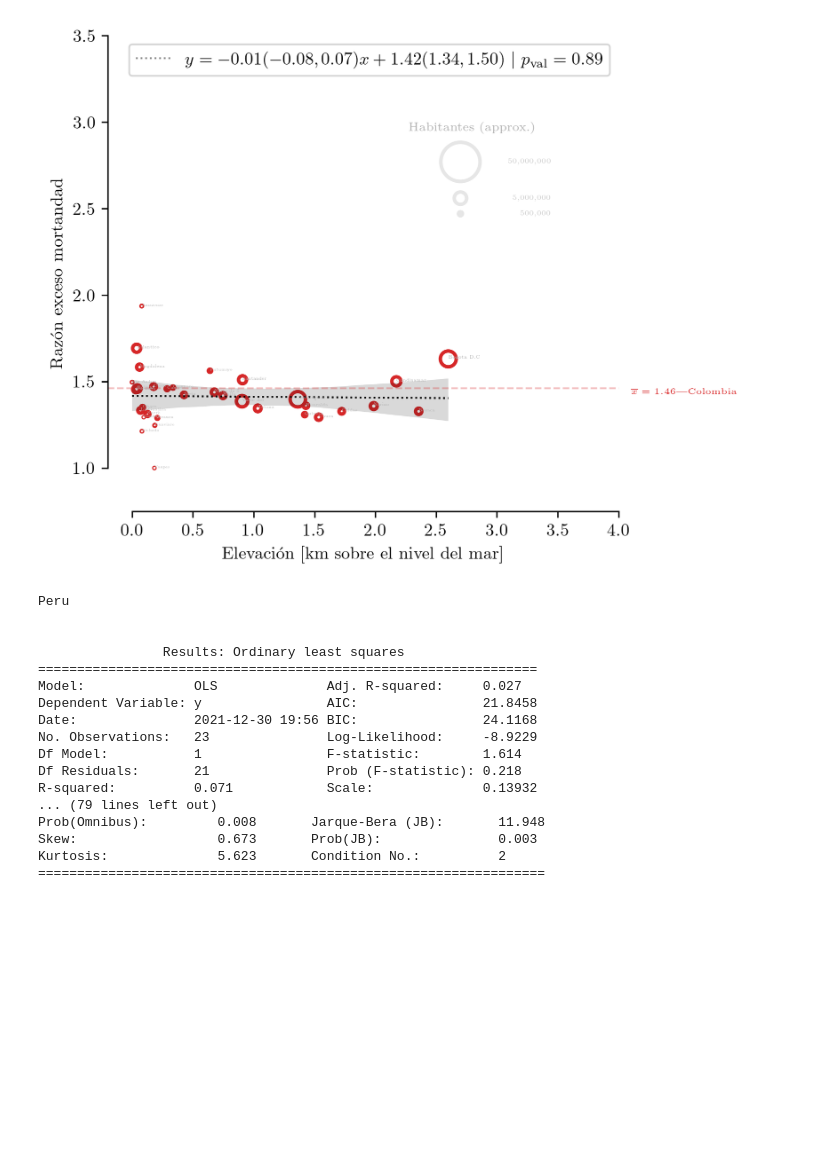
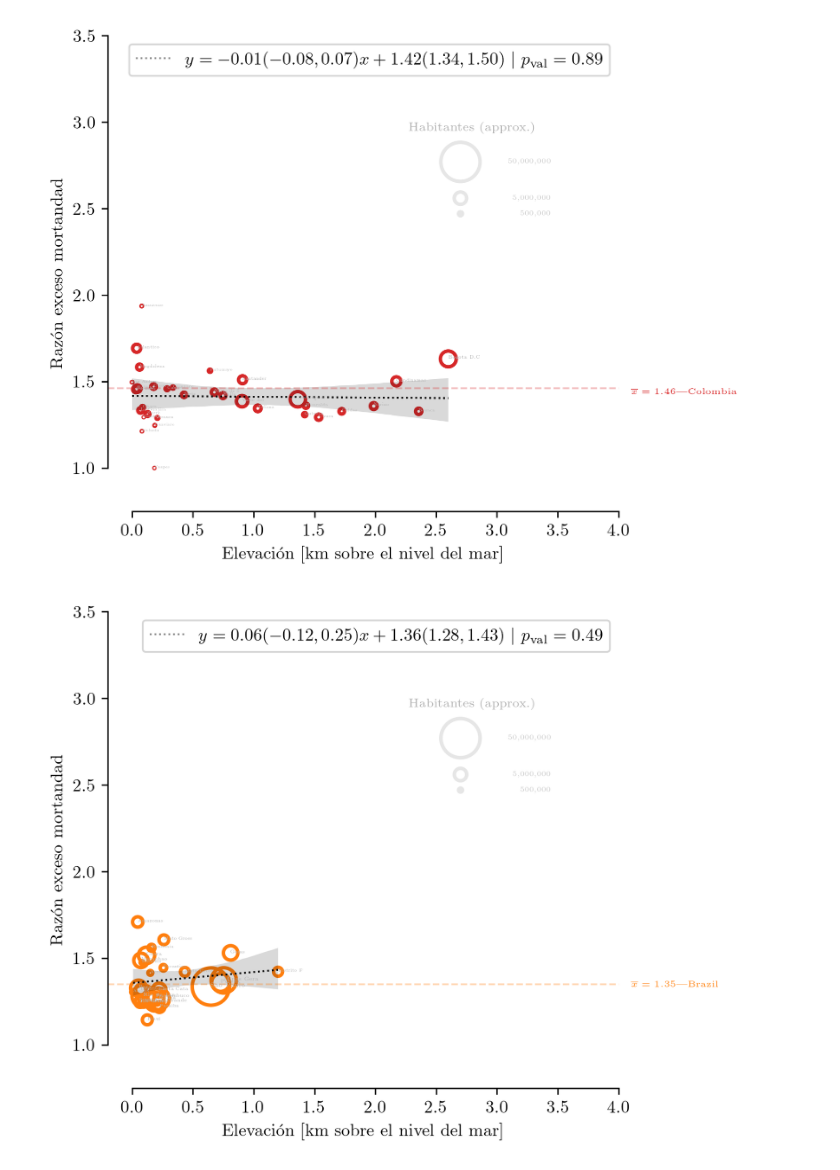
Before and after one commit to daliagachc/cov-alt, a Jupyter notebook: region_alt-Copy1.ipynb, the cells around one changed output. Drawn from its saved outputs; the diff is of its cells as text; code cells hidden in the pictures; blank space fills up the shorter version.

```diff
--- a/region_alt-Copy1.ipynb
+++ b/region_alt-Copy1.ipynb
@@ -24,7 +24,7 @@ import xarray as xr
 import seaborn as sns
 import cartopy as crt
 # %%
-Counss = [['Peru'],['Bolivia'],['Ecuador'],['Colombia']]
+Counss = [['Peru'],['Bolivia'],['Ecuador'],['Colombia'],['Brazil']]
 
 lm = {}
 # %%
@@ -223,6 +223,7 @@ for Couns in Counss:
      'Bolivia': 0,
      'Ecuador': 4,
      'Colombia': 3,
+        'Brazil': 1,
      }
 
     dic = {c:dic[c] for c in Couns }
@@ -298,52 +299,35 @@ for Couns in Counss:
                )
     xx = [2.7,2.7,2.7]
 
     YY = .2
     yy = np.array([2.57,2.36,2.27])+ YY
     pp = [5e7,5e6,5e5]
     ax.scatter(
         xx,
         yy,
         s=np.array(pp)/100000,
         lw=2,
         facecolor='none',
         edgecolor='.9')
 
     for x,y,p in zip(xx,yy,pp):
         ax.text(x+.75,y,f'{int(p):,}',va='center',ha='right',fontsize=4,c='.8')
 
     ax.text(xx[0]+.1,2.75 + YY,'Habitantes (approx.)',fontsize=7,c='.7',ha='center')
 
     sns.regplot(x=_x[:,1],y=_y,scatter=False,line_kws={'lw':1,'color':'k','ls':':'},ax=ax)
     ax.set_ylabel('Razón exceso mortandad')
     ax.set_xlabel('Elevación [km sobre el nivel del mar]')
     f.subplots_adjust(right=.8)
     f.savefig(f'reg_alt_alt{Couns[0]}.pdf')
     f.savefig(f'reg_alt_alt{Couns[0]}.png')
 # %% [output]
 [figure]
 [figure]
 [figure]
 [figure]
+[figure, added]
 # %%
 for l,v in lm.items():
     print(l+'\n\n')
     print(v.summary2())
-# %% [output]
-Peru
-
-
-                Results: Ordinary least squares
-================================================================
-Model:              OLS              Adj. R-squared:     0.027
-Dependent Variable: y                AIC:                21.8458
-Date:               2021-12-30 19:56 BIC:                24.1168
-No. Observations:   23               Log-Likelihood:     -8.9229
-Df Model:           1                F-statistic:        1.614
-Df Residuals:       21               Prob (F-statistic): 0.218
-R-squared:          0.071            Scale:              0.13932
-... (79 lines left out)
-Prob(Omnibus):         0.008       Jarque-Bera (JB):       11.948
-Skew:                  0.673       Prob(JB):               0.003
-Kurtosis:              5.623       Condition No.:          2
-=================================================================
```
Also changed, not shown: 19 other files.
